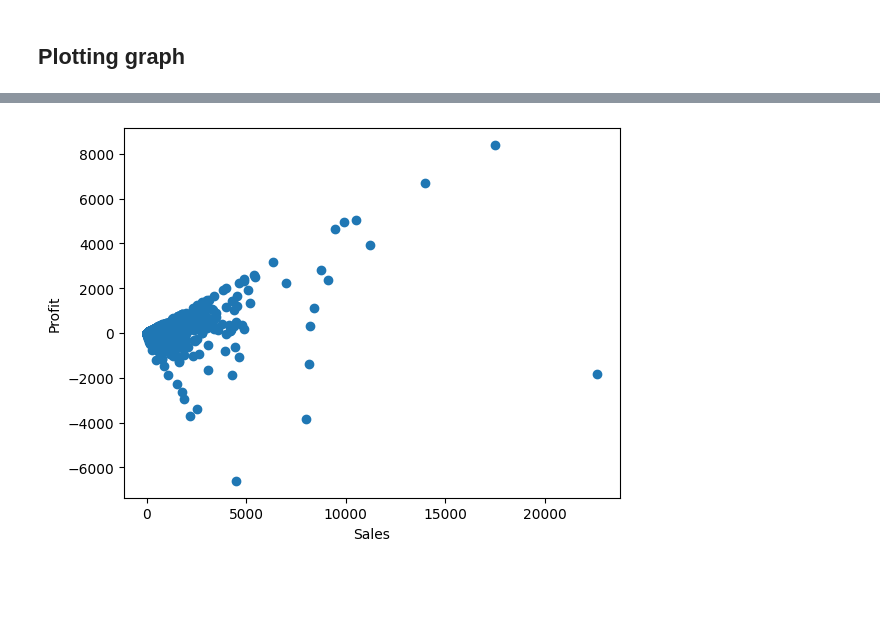
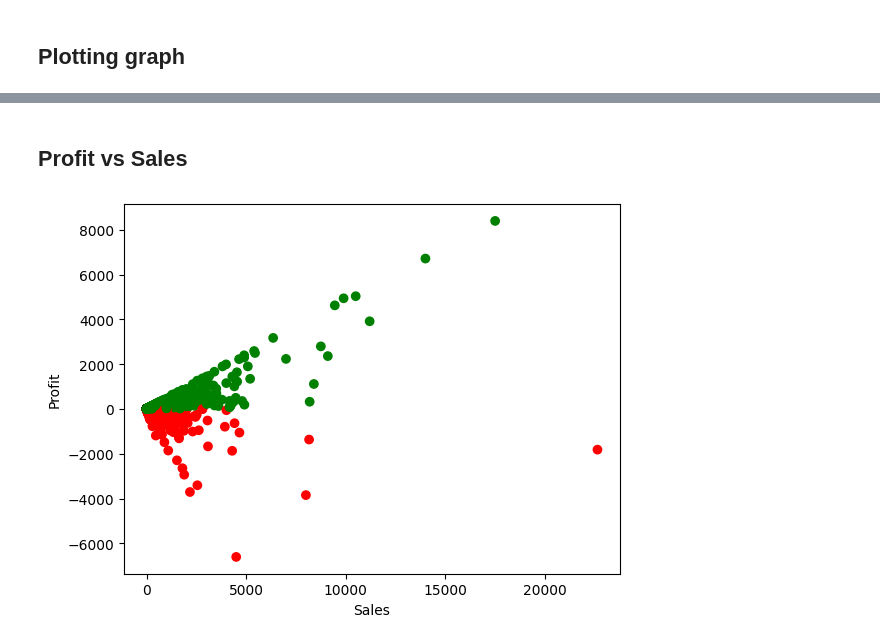
Before and after one commit to AdiXjaiswal/Sales-Dashboard, a Jupyter notebook: sales_dashboard.ipynb, the cells around one changed output, grey strips where cells are left out. Drawn from its saved outputs; the diff is of its cells as text; code cells hidden in the pictures; blank space fills up the shorter version.

Commit message:
Almost done with KPI's and plotted some graphs

```diff
--- a/sales_dashboard.ipynb
+++ b/sales_dashboard.ipynb
@@ -214,8 +341,9 @@ yoy_growth
+# %% [markdown]
+## Profit vs Sales
 # %%
-import matplotlib.pyplot as plt
-plt.scatter(df["Sales"], df["Profit"])
+plt.scatter(df["Sales"], df["Profit"], c=colors)
 plt.xlabel("Sales")
 plt.ylabel("Profit")
 plt.show()
 # %% [output]
-[figure, old version]
+[figure, new version]
```
Also changed, not shown: parts of 38 cells of this notebook.
